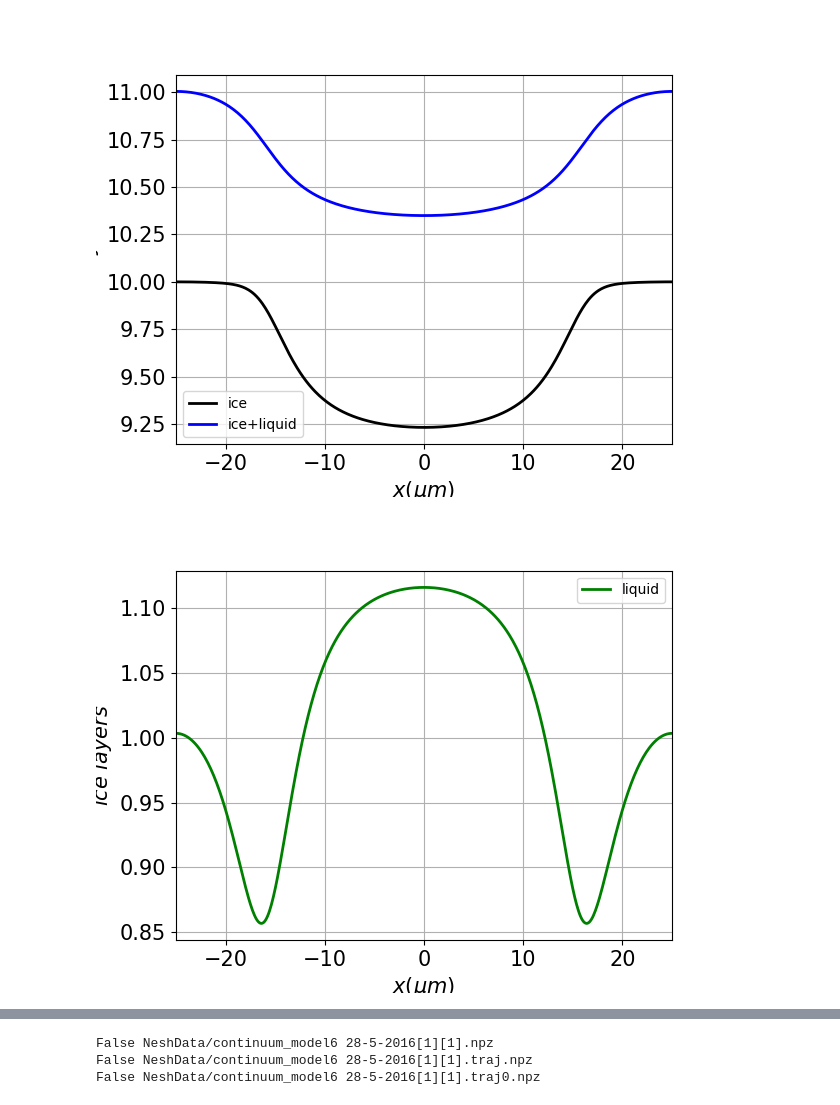
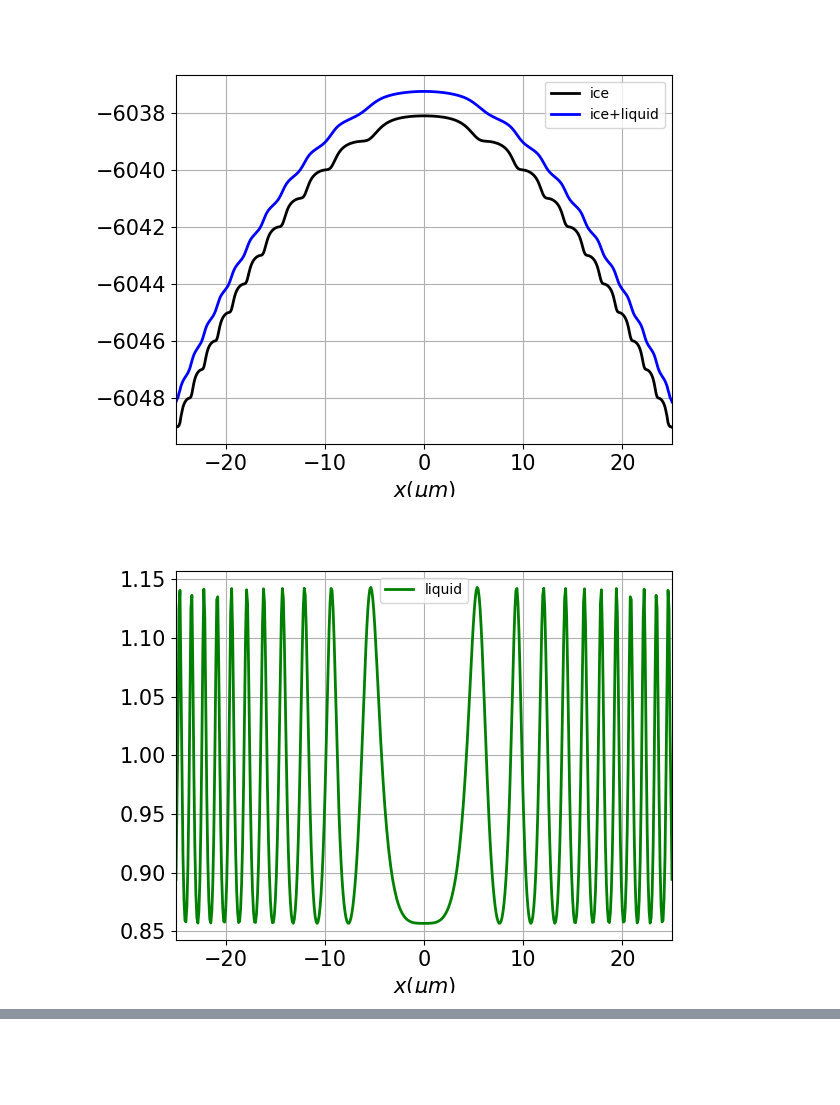
Before and after one commit to upschemistry/icecontinuum, a Jupyter notebook: jadams/pythoncode/continuum_model6.ipynb, the cells around one changed output, grey strips where cells are left out. Drawn from its saved outputs; the diff is of its cells as text; code cells hidden in the pictures; blank space fills up the shorter version.

```diff
--- a/jadams/pythoncode/continuum_model6.ipynb
+++ b/jadams/pythoncode/continuum_model6.ipynb
@@ -232,13 +249,13 @@ uselayers = True
 
 # 0D run
 if uselayers:
-    layermax_0D = 4
+    layermax_0D = 20
 else:
-    countermax_0D = 100
+    countermax_0D = 300
 
 # 1D run
 if uselayers:
-    layermax_1D = 10
+    layermax_1D = 250
 else:
     countermax_1D = 15000
 # %%
@@ -441,7 +486,7 @@ while True:
         Fliqkeep.append(Fliq)
         tkeep.append(ttot)
 
-    # Update counters and see whether to break
+    # Update counters
     layer = Ntot0-Ntot0_start
     if (layer-lastlayer) > 0:
         minpoint = min(Nice)
@@ -449,10 +494,31 @@ while True:
         print(counter-1, lastlayer, maxpoint-minpoint, maxpoint-minpoint-lastdiff)
         lastdiff = maxpoint-minpoint
         lastlayer += 1
+
+    # Report, maybe
+    if np.mod(counter,500) == 0:
+        if uselayers:
+            if sigmastepmax > 0:
+                progress = layer/(layermax_1D-1)
+            else:
+                progress = -layer/layermax_1D
+            print('Layer progress (%): ', progress*100)
+
+        else:
+            progress = counter/(countermax_1D-1)
+            print('Counter progress (%): ', progress*100)
+
+
+    # Test whether we're finished
     if uselayers:
-        if layer > layermax_1D-1:
-            print('breaking because reached max number of layers')
-            break
+        if sigmastepmax > 0:
+            if layer > layermax_1D-1:
+                print('breaking because reached max number of layers grown')
+                break
+        else:
+            if layer < -layermax_1D:
+                print('breaking because reached max number of layers ablated')
+                break
     else:
         if counter > countermax_1D-1:
             print('breaking because reached max number of iterations')
@@ -487,14 +562,14 @@ print( "1-D Modeled alpha, corner", alpha[ncorner])
 print( "1-D Modeled alpha, center", alpha[nmid])
 print( "Difference, %", (alpha[nmid]-alpha[ncorner])/alpha[ncorner]*100)
 
-
 # Comparisons with 0-D model
 print( "0-D Modeled growth rate, um/s", growthrate_0d)
 print( "0-D Modeled growth rate, ml/us", growthrate_0d/umpersec_over_mlyperus)
 print( "0-D Modeled alpha", alpha_0d)
 print( "Growth ratio 1D (corner)/0D", growthrate_entire[ncorner]/growthrate_0d)
 print( "Growth ratio 1D (center)/0D", growthrate_entire[nmid]/growthrate_0d)
-print( "Contribution of diffusion", (growthrate_entire[nmid]-growthrate_0d)/growthrate_0d*100, '%')
+print( "Contribution of diffusion (corner)", (growthrate_entire[ncorner]-growthrate_0d)/growthrate_0d*100, '%')
+print( "Contribution of diffusion (center)", (growthrate_entire[nmid]-growthrate_0d)/growthrate_0d*100, '%')
 
 # Comparisons with Libbrecht
 sigma0_L = 0.08
@@ -513,7 +588,6 @@ plt.figure(fignum)
 plt.plot(x-xmid, Nice-minpoint, 'k', label='ice', lw=linewidth)
 plt.plot(x-xmid, Fliq+Nice-minpoint, 'b', label='ice+liquid', lw=linewidth)
 plt.xlabel(r'$x (\mu m$)',fontsize=fontsize)
-plt.ylabel(r'$ice \ layers$',fontsize=fontsize)
 plt.xlim([-xmid, xmid])
 rcParams['xtick.labelsize'] = ticklabelsize
 rcParams['ytick.labelsize'] = ticklabelsize
@@ -525,7 +599,6 @@ fignum +=1
 plt.figure(fignum)
 plt.plot(x-xmid, Fliq, 'g', label='liquid', lw=linewidth)
 plt.xlabel(r'$x (\mu m$)',fontsize=fontsize)
-plt.ylabel(r'$ice \ layers$',fontsize=fontsize)
 plt.xlim([-xmid, xmid])
 rcParams['xtick.labelsize'] = ticklabelsize
 rcParams['ytick.labelsize'] = ticklabelsize
@@ -535,11 +608,11 @@ plt.grid('on')
 # Plot
 fignum +=1
 plt.figure(fignum)
-plt.plot(x-xmid, alpha, 'k', lw=linewidth)
+plt.plot(x-xmid, alpha, 'k', label='alpha', lw=linewidth)
 plt.xlabel(r'$x (\mu m$)',fontsize=fontsize)
-plt.ylabel(r'$ \alpha $',fontsize=fontsize)
 rcParams['xtick.labelsize'] = ticklabelsize
 rcParams['ytick.labelsize'] = ticklabelsize
+plt.legend()
 plt.grid('on')
 # %% [output]
 Height of Ice 0
@@ -563,2 +637,2 @@ Time taken: 0 min 25.208412170410156 secs
-[figure, old version]
+[figure, new version]
-[figure, old version]
+[figure, new version]
@@ -566,11 +640,3 @@ Time taken: 0 min 25.208412170410156 secs
-# %%
-print(Save_new_file,nextfile)
-print(trajflag,trajfile)
-print(traj0flag,traj0file)
-# %% [output]
-False NeshData/continuum_model6 28-5-2016[1][1].npz
-False NeshData/continuum_model6 28-5-2016[1][1].traj.npz
-False NeshData/continuum_model6 28-5-2016[1][1].traj0.npz
 # %%
 # Saving these results to file
 print(Nice[0])
```
Also changed, not shown: parts of 10 cells of this notebook, 15 other files.
